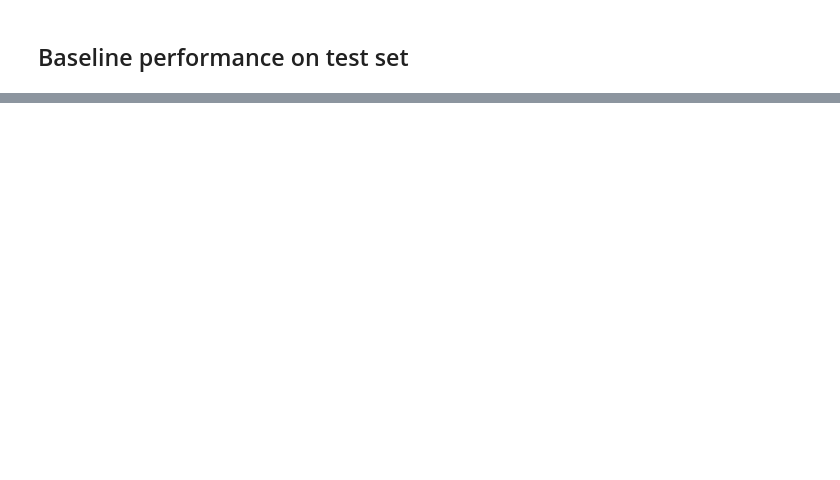
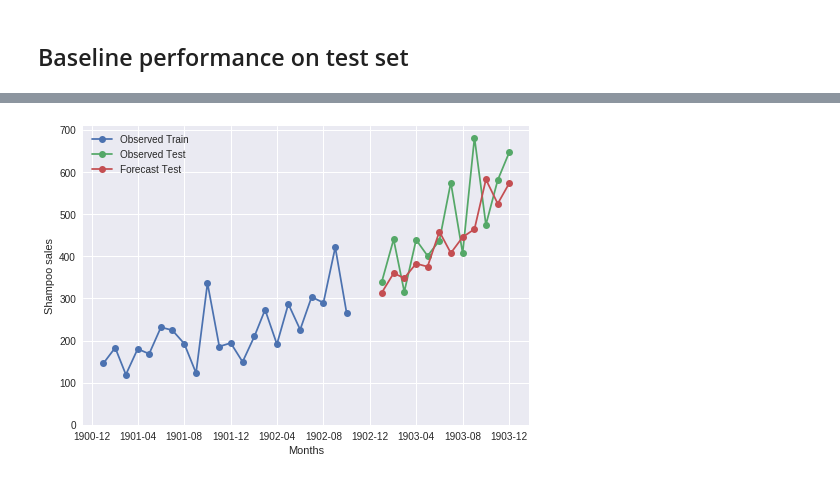
Before and after one commit to pszjmb1/0FunWithColab, a Jupyter notebook: timeseriesLstm.ipynb, the cells around one changed output, grey strips where cells are left out. Saved outputs shown, nothing was run; the diff lists cells and outputs as text; code cells hidden in the pictures; blank space fills up the shorter version.

```diff
--- a/timeseriesLstm.ipynb
+++ b/timeseriesLstm.ipynb
@@ -101,0 +609,12 @@ A line plot of the test dataset (blue) compared to the predicted values (green)
+# %%
+trainMonths, testMonths = series.keys()[0:train_size-1],series.keys()[train_size+1:]
+pyplot.plot(trainMonths, train_y, 'o-', label='Observed Train',)
+pyplot.plot(testMonths,raw_values[train_size+1:], 'o-', label='Observed Test')
+pyplot.plot(testMonths,predictions_lstm, 'o-', label='Forecast Test')
+pyplot.xlabel('Months')
+pyplot.ylabel('Shampoo sales')
+pyplot.legend()
+pyplot.ylim(ymin=0)
+pyplot.show()
+# %% [output]
+[figure, added]
```
Also changed, not shown: parts of 56 cells of this notebook.
